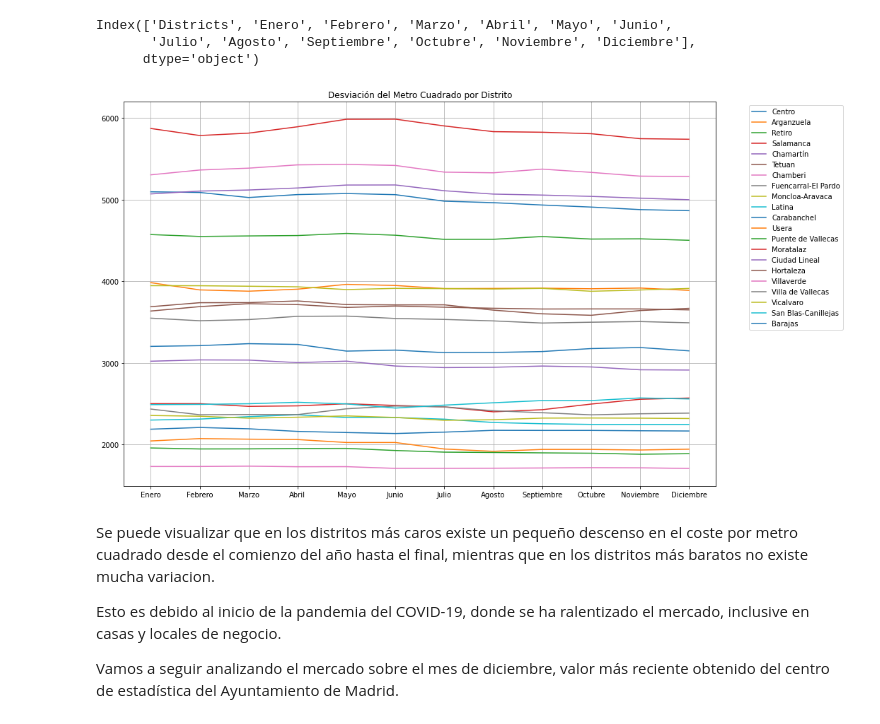
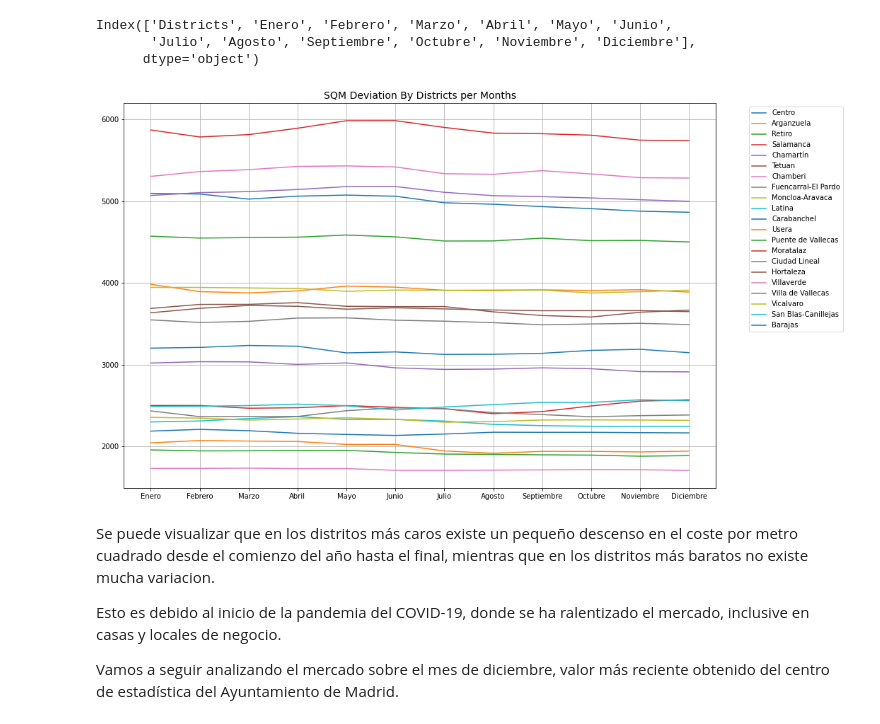
Before and after one commit to Warckor/Coursera_Capstone, a Jupyter notebook: Final_Assignment/House_Sales_Analytics_EN.ipynb, the cells around one changed output. Drawn from its saved outputs; the diff is of its cells as text; code cells hidden in the pictures.

```diff
--- a/Final_Assignment/House_Sales_Analytics_EN.ipynb
+++ b/Final_Assignment/House_Sales_Analytics_EN.ipynb
@@ -84,15 +84,15 @@ cols = cols.columns.values
 # %%
 df_month = df_rent[cols].T
 
 plt.figure(figsize=(15,10))
 
 plt.plot(df_month)
 plt.legend(df_rent["Districts"], bbox_to_anchor=(1.05, 1.0), loc='upper left')
-plt.title("Desviación del Metro Cuadrado por Distrito")
+plt.title("SQM Deviation By Districts per Months", fontdict={'fontsize':14})
 plt.grid()
 plt.show()
 # %% [output]
-[figure, old version]
+[figure, new version]
 # %% [markdown]
 Se puede visualizar que en los distritos más caros existe un pequeño descenso en el coste por metro cuadrado desde el comienzo del año hasta el final, mientras que en los distritos más baratos no existe mucha variacion.
 
```
Also changed, not shown: parts of 20 cells of this notebook.
